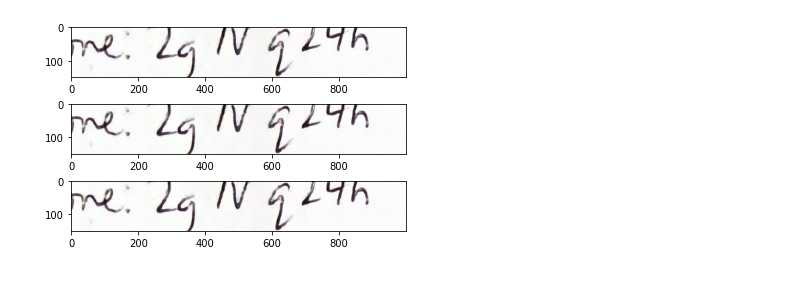
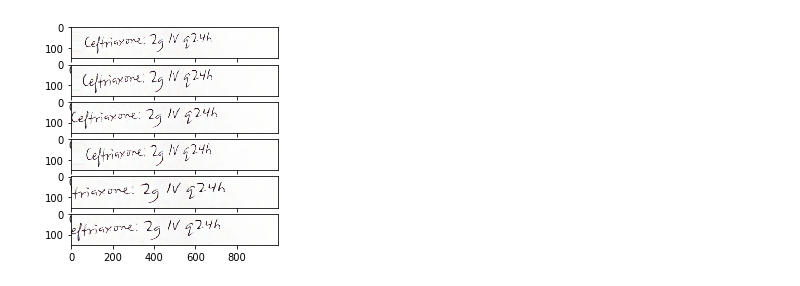
Before and after one commit to camillegaanan/CED-CRNN, a Jupyter notebook: DataAugmentation.ipynb, the cells around one changed output. Cells and saved outputs as stored; diff of their text form; code cells hidden in the pictures.

Commit message:
zoom range

```diff
--- a/DataAugmentation.ipynb
+++ b/DataAugmentation.ipynb
@@ -1,30 +1,30 @@
 # %%
 from numpy import expand_dims
 from keras.preprocessing.image import load_img
 from keras.preprocessing.image import img_to_array
 from keras.preprocessing.image import ImageDataGenerator
 from matplotlib import pyplot
 # load the image
 img = load_img('C:/Users/Trixcie/Downloads/HenryFong_Ceftriaxone_1.jpg')
 # convert to numpy array
 data = img_to_array(img)
 # expand dimension to one sample
 samples = expand_dims(data, 0)
 # create image data augmentation generator
-datagen = ImageDataGenerator(zoom_range=[0.5,0.5])
+datagen = ImageDataGenerator(zoom_range=[0.8,1.2])
 # prepare iterator
 it = datagen.flow(samples, batch_size=1)
 # generate samples and plot
-for i in range(3):
+for i in range(6):
 	# define subplot
-	pyplot.subplot(310 + 1 + i)
+	pyplot.subplot(610 + 1 + i)
 	# generate batch of images
 	batch = it.next()
 	# convert to unsigned integers for viewing
 	image = batch[0].astype('uint8')
 	# plot raw pixel data
 	pyplot.imshow(image)
 # show the figure
 pyplot.show()
 # %% [output]
-[figure, old version]
+[figure, new version]
```
